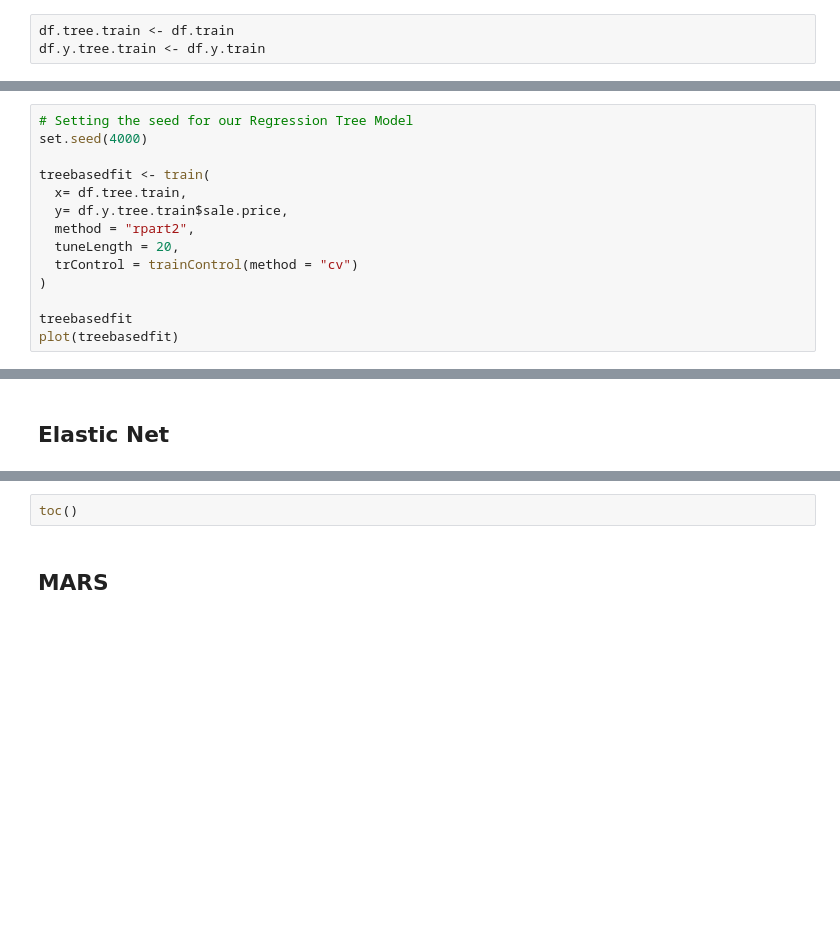
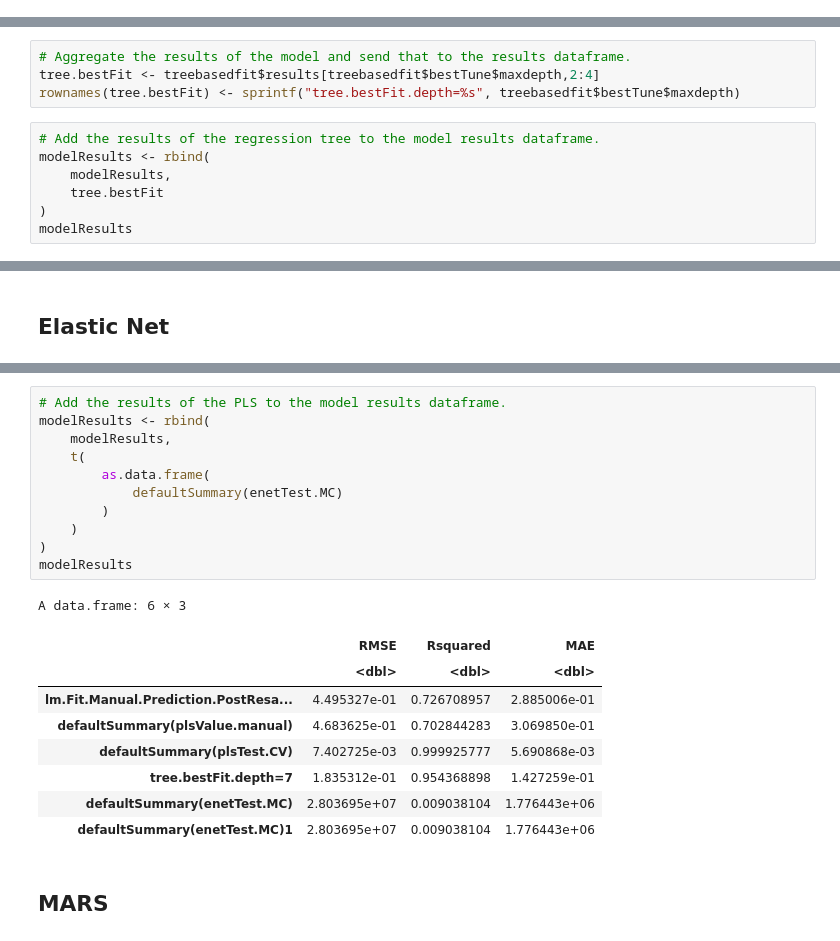
Before and after one commit to jvbaker95/OR-568-Project, a Jupyter notebook: OR-568_Project_Analysis.ipynb, the cells around one changed output, grey strips where cells are left out. Cells and saved outputs as stored; diff of their text form; blank space fills up the shorter version.

```diff
--- a/OR-568_Project_Analysis.ipynb
+++ b/OR-568_Project_Analysis.ipynb
@@ -840,3 +886,0 @@ We will use the same partitioned data from the Partial Least Squares Section.
-# %%
-df.tree.train <- df.train
-df.y.tree.train <- df.y.train
@@ -845,14 +886,0 @@ tic() # Start timer
-# %%
-# Setting the seed for our Regression Tree Model
-set.seed(4000)
-
-treebasedfit <- train(
-  x= df.tree.train,
-  y= df.y.tree.train$sale.price,
-  method = "rpart2",
-  tuneLength = 20,
-  trControl = trainControl(method = "cv")
-)
-
-treebasedfit
-plot(treebasedfit)
@@ -860,0 +894,11 @@ toc() # Stop Timer
+# %%
+# Aggregate the results of the model and send that to the results dataframe.
+tree.bestFit <- treebasedfit$results[treebasedfit$bestTune$maxdepth,2:4]
+rownames(tree.bestFit) <- sprintf("tree.bestFit.depth=%s", treebasedfit$bestTune$maxdepth)
+# %%
+# Add the results of the regression tree to the model results dataframe.
+modelResults <- rbind(
+    modelResults,
+    tree.bestFit
+)
+modelResults
@@ -918,5 +1015,24 @@ defaultSummary(enetTest.MC)
-# %%
-toc()
+# %%
+# Add the results of the PLS to the model results dataframe.
+modelResults <- rbind(
+    modelResults,
+    t(
+        as.data.frame(
+            defaultSummary(enetTest.MC)
+        )
+    )
+)
+modelResults
+# %% [output]
+A data.frame: 6 × 3
+|  | RMSE | Rsquared | MAE |
+|  | <dbl> | <dbl> | <dbl> |
+| lm.Fit.Manual.Prediction.PostResa... | 4.495327e-01 | 0.726708957 | 2.885006e-01 |
+| defaultSummary(plsValue.manual) | 4.683625e-01 | 0.702844283 | 3.069850e-01 |
+| defaultSummary(plsTest.CV) | 7.402725e-03 | 0.999925777 | 5.690868e-03 |
+| tree.bestFit.depth=7 | 1.835312e-01 | 0.954368898 | 1.427259e-01 |
+| defaultSummary(enetTest.MC) | 2.803695e+07 | 0.009038104 | 1.776443e+06 |
+| defaultSummary(enetTest.MC)1 | 2.803695e+07 | 0.009038104 | 1.776443e+06 |
 # %% [markdown]
 ## MARS
 # %%
```
Also changed, not shown: parts of 60 cells of this notebook.
